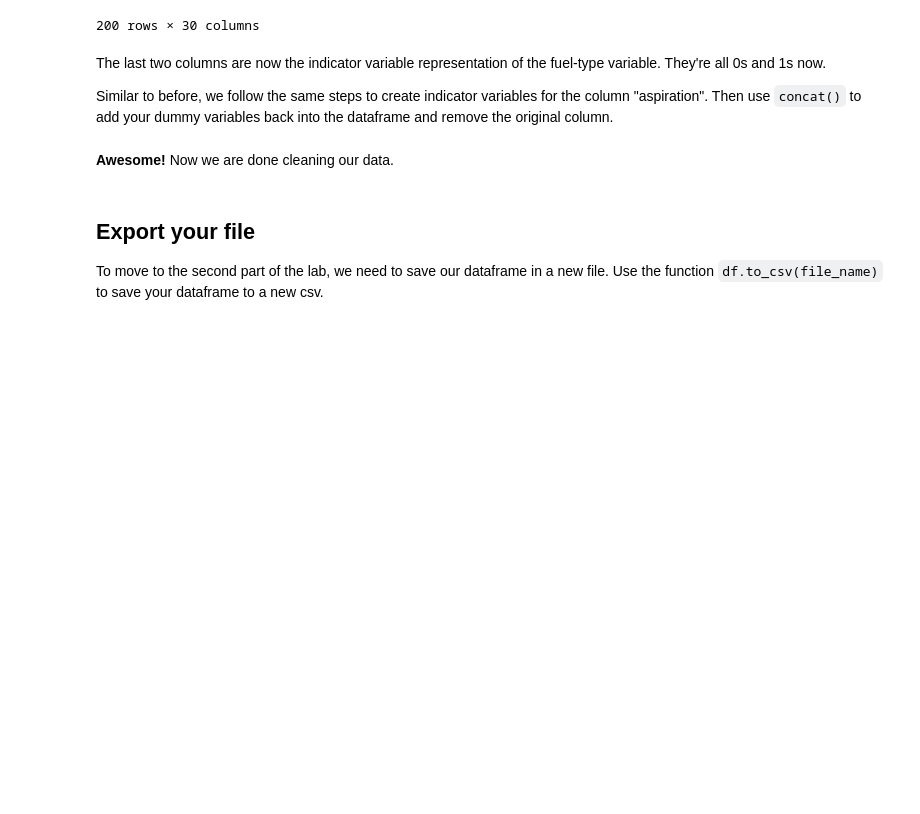
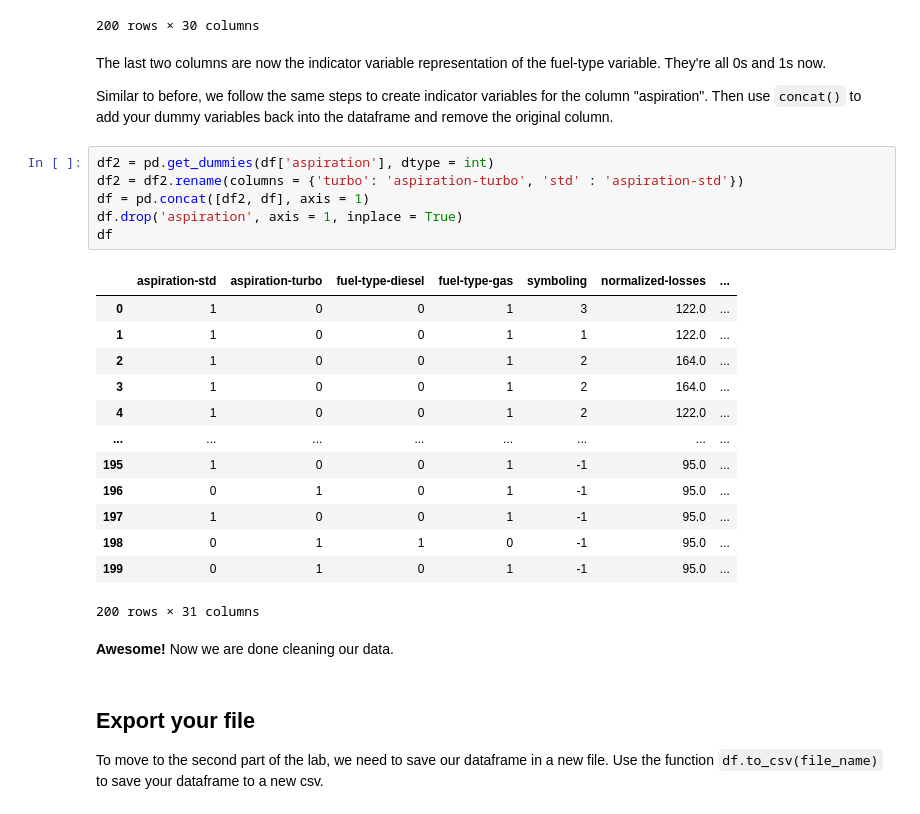
Before and after one commit to kobynwinn/codespace, a Jupyter notebook: notebooks/DSF24_Automobile_Clean.ipynb, the cells around one changed output. Saved outputs shown, nothing was run; the diff lists cells and outputs as text; blank space fills up the shorter version.

```diff
--- a/notebooks/DSF24_Automobile_Clean.ipynb
+++ b/notebooks/DSF24_Automobile_Clean.ipynb
@@ -525,6 +507,26 @@ The last two columns are now the indicator variable representation of the fuel-t
 
 
 Similar to before, we follow the same steps to create indicator variables for the column "aspiration". Then use `concat()` to add your dummy variables back into the dataframe and remove the original column.
+# %%
+df2 = pd.get_dummies(df['aspiration'], dtype = int)
+df2 = df2.rename(columns = {'turbo': 'aspiration-turbo', 'std' : 'aspiration-std'})
+df = pd.concat([df2, df], axis = 1)
+df.drop('aspiration', axis = 1, inplace = True)
+df
+# %% [output]
+|  | aspiration-std | aspiration-turbo | fuel-type-diesel | fuel-type-gas | symboling | normalized-losses | ... |
+| 0 | 1 | 0 | 0 | 1 | 3 | 122.0 | ... |
+| 1 | 1 | 0 | 0 | 1 | 1 | 122.0 | ... |
+| 2 | 1 | 0 | 0 | 1 | 2 | 164.0 | ... |
+| 3 | 1 | 0 | 0 | 1 | 2 | 164.0 | ... |
+| 4 | 1 | 0 | 0 | 1 | 2 | 122.0 | ... |
+| ... | ... | ... | ... | ... | ... | ... | ... |
+| 195 | 1 | 0 | 0 | 1 | -1 | 95.0 | ... |
+| 196 | 0 | 1 | 0 | 1 | -1 | 95.0 | ... |
+| 197 | 1 | 0 | 0 | 1 | -1 | 95.0 | ... |
+| 198 | 0 | 1 | 1 | 0 | -1 | 95.0 | ... |
+| 199 | 0 | 1 | 0 | 1 | -1 | 95.0 | ... |
+200 rows × 31 columns
 # %% [markdown]
 **Awesome!** Now we are done cleaning our data.
 # %% [markdown]
```
Also changed, not shown: parts of 5 cells of this notebook.
